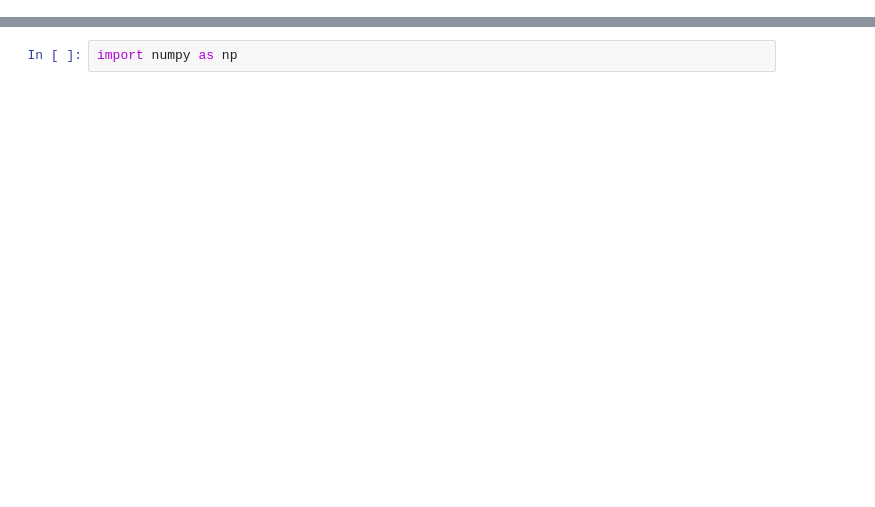
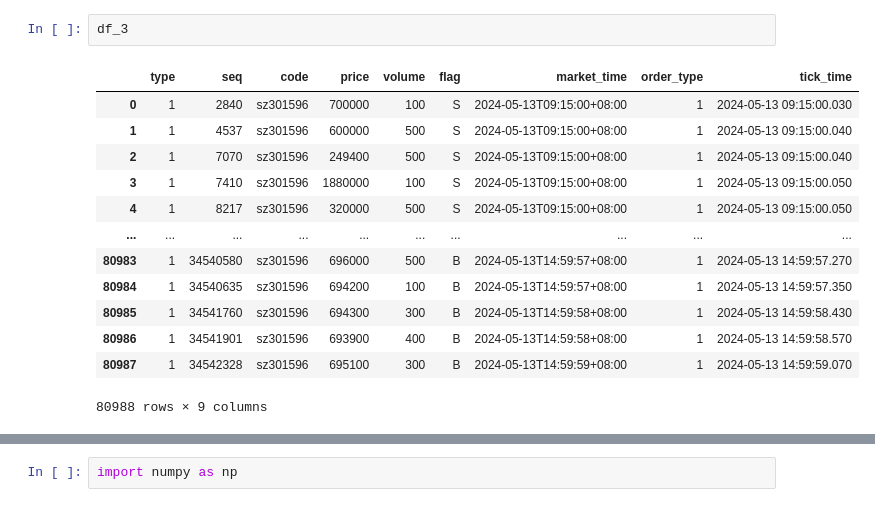
Before and after one commit to jingningwang/factor_test, a Jupyter notebook: factor_test.ipynb, the cells around one changed output, grey strips where cells are left out. Drawn from its saved outputs; the diff is of its cells as text; blank space fills up the shorter version.

```diff
--- a/factor_test.ipynb
+++ b/factor_test.ipynb
@@ -9,0 +45,16 @@ df_3,df_3
+# %%
+df_3
+# %% [output]
+|  | type | seq | code | price | volume | flag | market_time | order_type | tick_time |
+| 0 | 1 | 2840 | sz301596 | 700000 | 100 | S | 2024-05-13T09:15:00+08:00 | 1 | 2024-05-13 09:15:00.030 |
+| 1 | 1 | 4537 | sz301596 | 600000 | 500 | S | 2024-05-13T09:15:00+08:00 | 1 | 2024-05-13 09:15:00.040 |
+| 2 | 1 | 7070 | sz301596 | 249400 | 500 | S | 2024-05-13T09:15:00+08:00 | 1 | 2024-05-13 09:15:00.040 |
+| 3 | 1 | 7410 | sz301596 | 1880000 | 100 | S | 2024-05-13T09:15:00+08:00 | 1 | 2024-05-13 09:15:00.050 |
+| 4 | 1 | 8217 | sz301596 | 320000 | 500 | S | 2024-05-13T09:15:00+08:00 | 1 | 2024-05-13 09:15:00.050 |
+| ... | ... | ... | ... | ... | ... | ... | ... | ... | ... |
+| 80983 | 1 | 34540580 | sz301596 | 696000 | 500 | B | 2024-05-13T14:59:57+08:00 | 1 | 2024-05-13 14:59:57.270 |
+| 80984 | 1 | 34540635 | sz301596 | 694200 | 100 | B | 2024-05-13T14:59:57+08:00 | 1 | 2024-05-13 14:59:57.350 |
+| 80985 | 1 | 34541760 | sz301596 | 694300 | 300 | B | 2024-05-13T14:59:58+08:00 | 1 | 2024-05-13 14:59:58.430 |
+| 80986 | 1 | 34541901 | sz301596 | 693900 | 400 | B | 2024-05-13T14:59:58+08:00 | 1 | 2024-05-13 14:59:58.570 |
+| 80987 | 1 | 34542328 | sz301596 | 695100 | 300 | B | 2024-05-13T14:59:59+08:00 | 1 | 2024-05-13 14:59:59.070 |
+80988 rows × 9 columns
```
Also changed, not shown: parts of 15 cells of this notebook, 2 other files.
